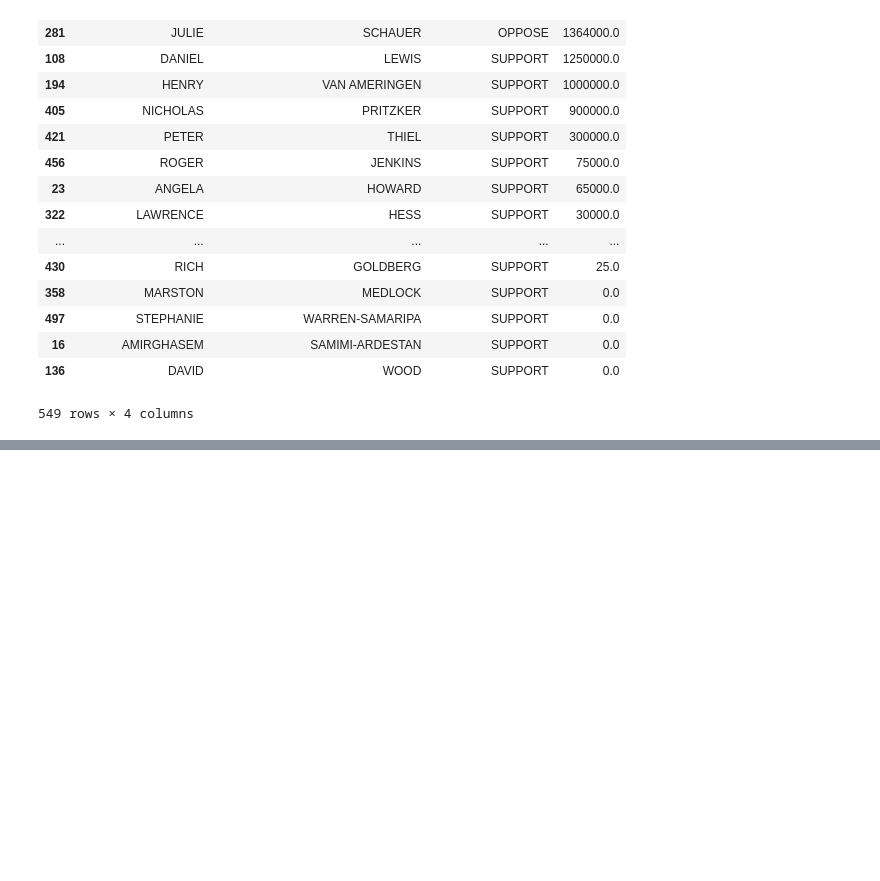
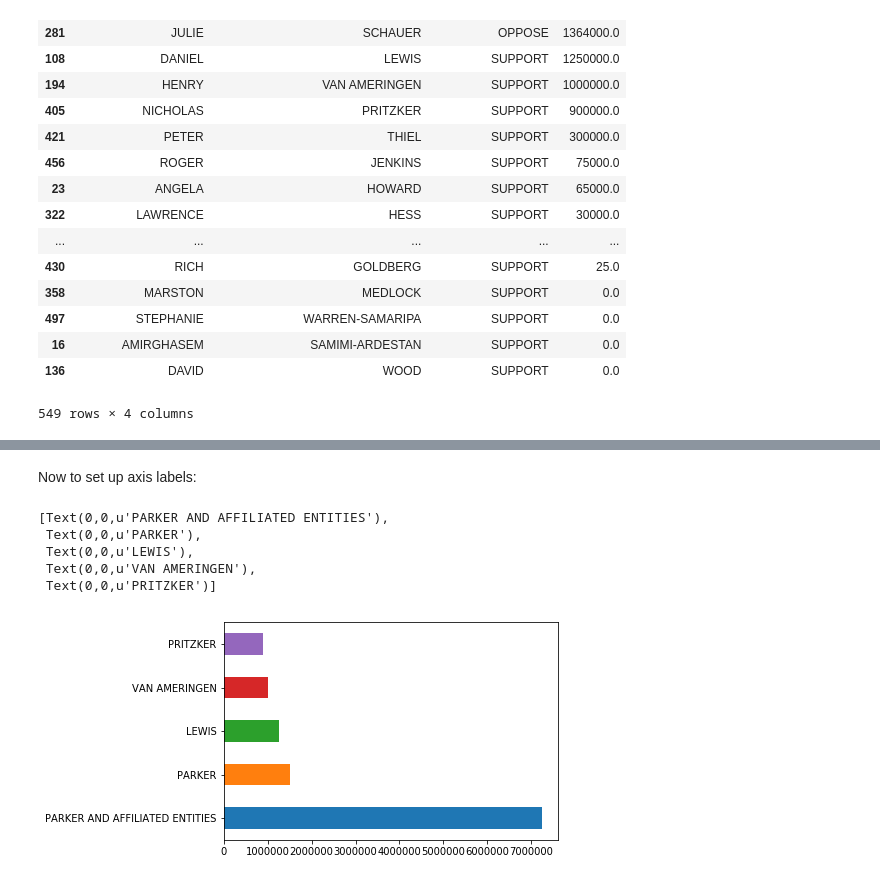
Before and after one commit to jenpenned/first-python-notebook, a Jupyter notebook: prop-64-analysis.ipynb, the cells around one changed output, grey strips where cells are left out. Drawn from its saved outputs; the diff is of its cells as text; code cells hidden in the pictures; blank space fills up the shorter version.

```diff
--- a/prop-64-analysis.ipynb
+++ b/prop-64-analysis.ipynb
@@ -230,0 +267,12 @@ merged.groupby(["contributor_firstname", "contributor_lastname", "committee_posi
+# %% [markdown]
+Now to set up axis labels:
+# %%
+chart = top_supporters.head(5).amount.plot.barh()
+chart.set_yticklabels(top_supporters.contributor_lastname)
+# %% [output]
+[Text(0,0,u'PARKER AND AFFILIATED ENTITIES'),
+ Text(0,0,u'PARKER'),
+ Text(0,0,u'LEWIS'),
+ Text(0,0,u'VAN AMERINGEN'),
+ Text(0,0,u'PRITZKER')]
+[figure, added]
```
Also changed, not shown: parts of 11 cells of this notebook.
